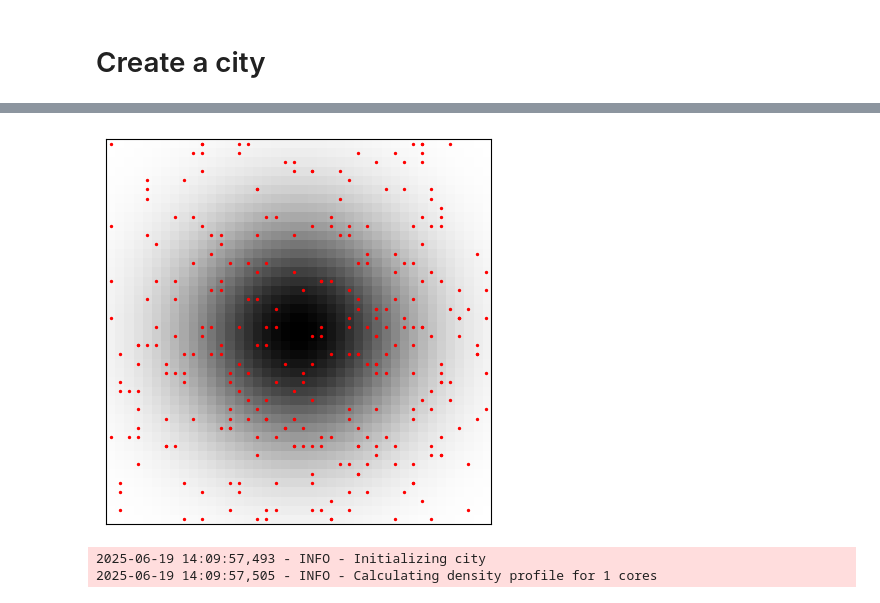
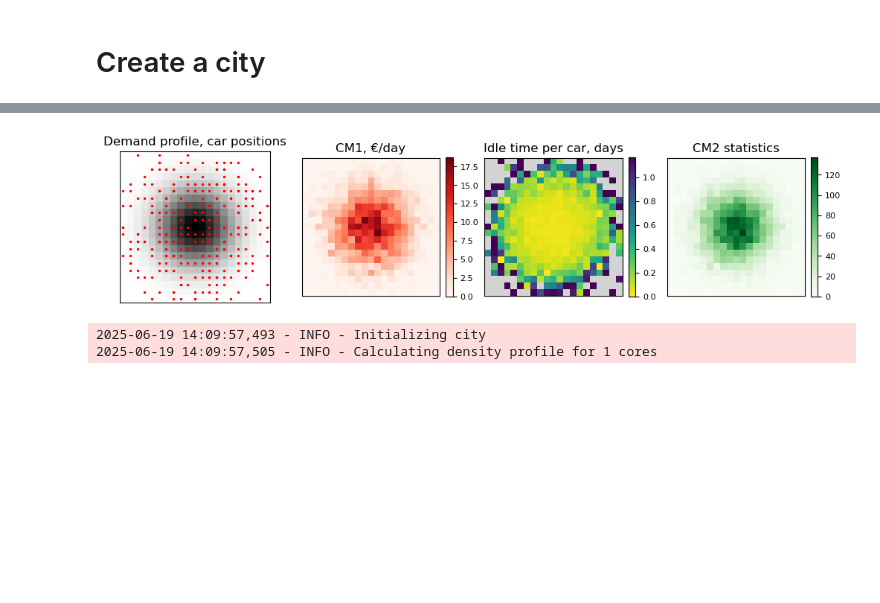
Before and after one commit to khakhalin/carsharing101, a Jupyter notebook: scripts/01natural_03city.ipynb, the cells around one changed output, grey strips where cells are left out. Drawn from its saved outputs; the diff is of its cells as text; code cells hidden in the pictures; blank space fills up the shorter version.

```diff
--- a/scripts/01natural_03city.ipynb
+++ b/scripts/01natural_03city.ipynb
@@ -10,11 +10,12 @@ import matplotlib.pyplot as plt
 config = {
     "seed": 1,  # Random seed
     "city_width": 21, # km
-    "grid_step": 0.5,
-    "density_sigma": 6, # Gaussian sigma,
+    "grid_step": 1,
+    "density_sigma": 5, # Gaussian sigma,
     "n_cores": 1, # km
     "n_cars": 300,
-    "settle_down_steps": 50, # Number of steps without stats collection
+    "settle_down_steps": 500, # Number of steps without stats collection, for the system to settle down
+    "p_rental": 0.12,
 }
 
 import matplotlib.pyplot as plt
@@ -22,7 +23,7 @@ from city_simulator import City
 
 city = City(config)
 city.init_cars()
-city.simulate(700)
+city.simulate(1000)
 plt.figure(figsize=(10, 5))
-city.visualize("cars")
+city.visualize()
 # %% [output]
@@ -33,4 +37,4 @@ city.visualize("cars")
-[figure, old version]
+[figure, new version]
 # %%
 # Population density
 config = {
```
Also changed, not shown: parts of 2 cells of this notebook, 5 other files.
